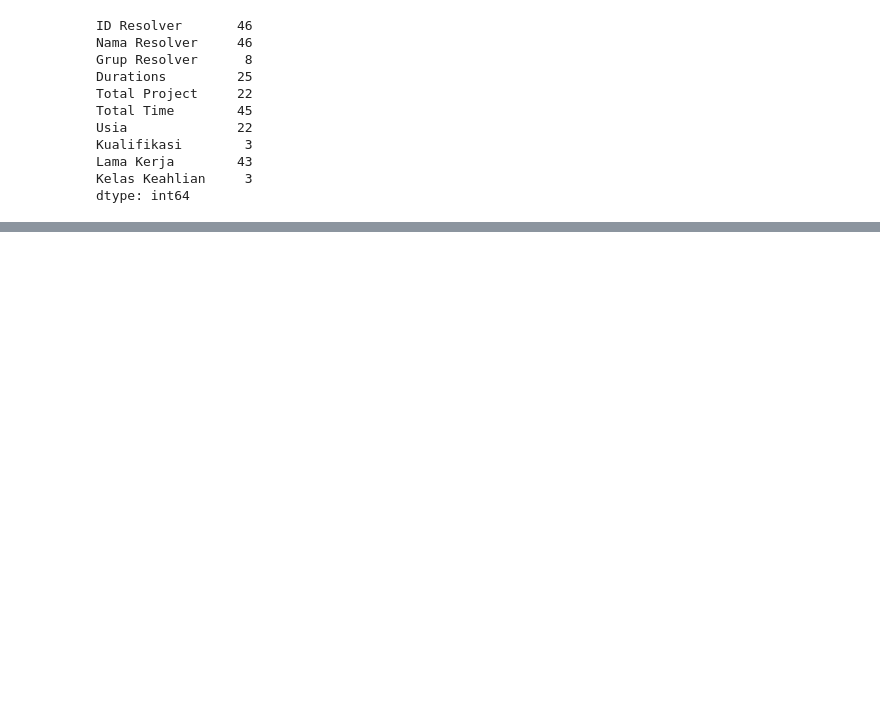
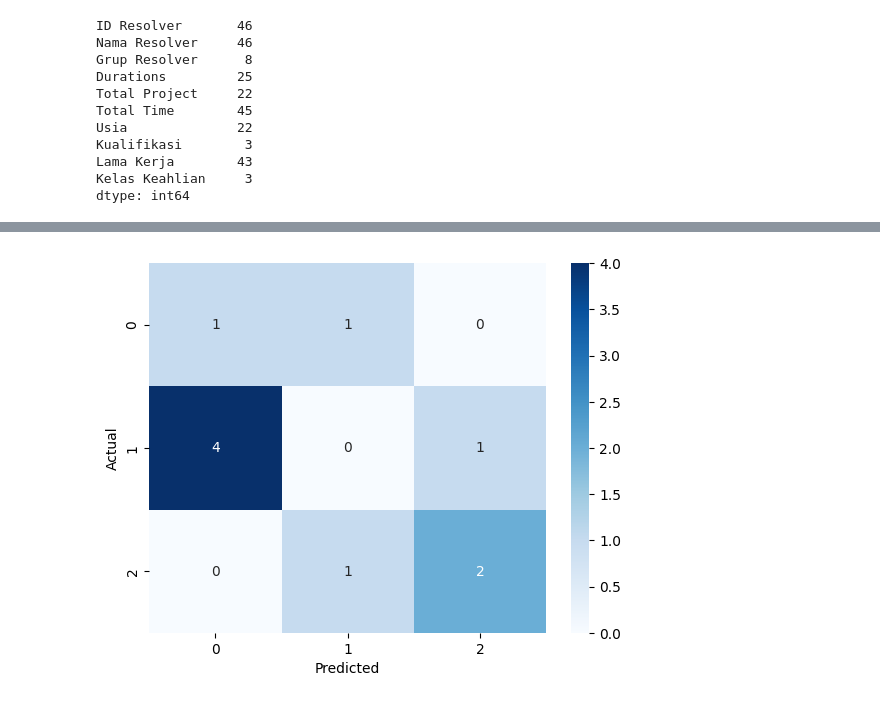
Before and after one commit to ghinamf/Data-Analyst_PKL, a Jupyter notebook: src/datamining.ipynb, the cells around one changed output, grey strips where cells are left out. Cells and saved outputs as stored; diff of their text form; code cells hidden in the pictures; blank space fills up the shorter version.

```diff
--- a/src/datamining.ipynb
+++ b/src/datamining.ipynb
@@ -428,0 +592,11 @@ plt.show()
+# %%
+param_grid = {
+    'n_estimators': [100, 200, 300],
+    'max_depth': [None, 10, 20, 30],
+    'min_samples_split': [2, 5, 10],
+    'min_samples_leaf': [1, 2, 4]
+}
+# %%
+rf = RandomForestClassifier(random_state=42)
+grid_search = GridSearchCV(estimator=rf, param_grid=param_grid, cv=5, n_jobs=-1, verbose=2)
+grid_search.fit(X_train_resampled, y_train_resampled)
@@ -428,0 +611,3 @@ plt.show()
+# %%
+best_rf = grid_search.best_estimator_
+best_rf.fit(X_train_resampled, y_train_resampled)
@@ -428,0 +616,6 @@ plt.show()
+# %%
+y_pred = best_rf.predict(X_test)
+accuracy = accuracy_score(y_test, y_pred)
+print(f"Accuracy: {accuracy:.2f}")
+print(confusion_matrix(y_test, y_pred))
+print(classification_report(y_test, y_pred))
@@ -428,0 +636,8 @@ plt.show()
+# %%
+conf_matrix = confusion_matrix(y_test, y_pred)
+sns.heatmap(conf_matrix, annot=True, fmt='d', cmap='Blues')
+plt.xlabel('Predicted')
+plt.ylabel('Actual')
+plt.show()
+# %% [output]
+[figure, added]
```
Also changed, not shown: parts of 48 cells of this notebook, 1 other file.
